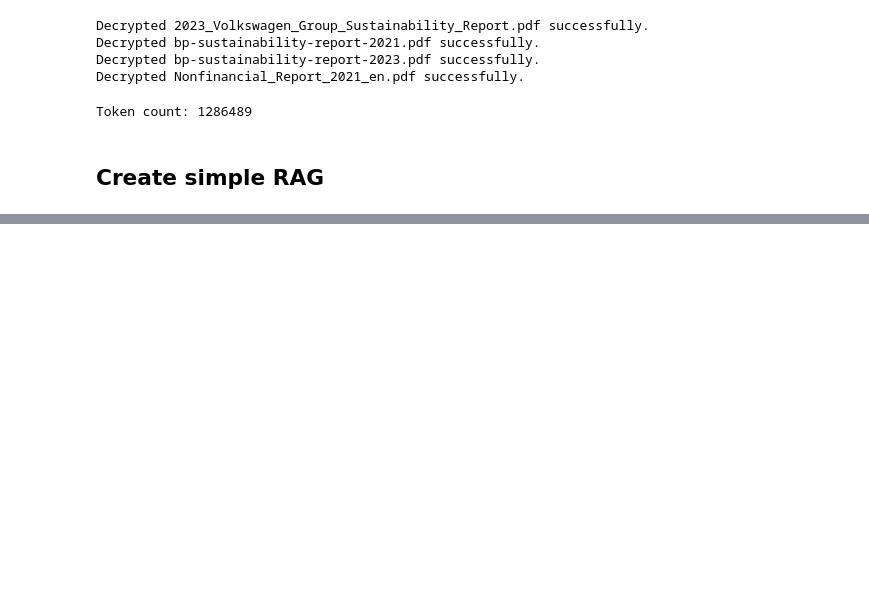
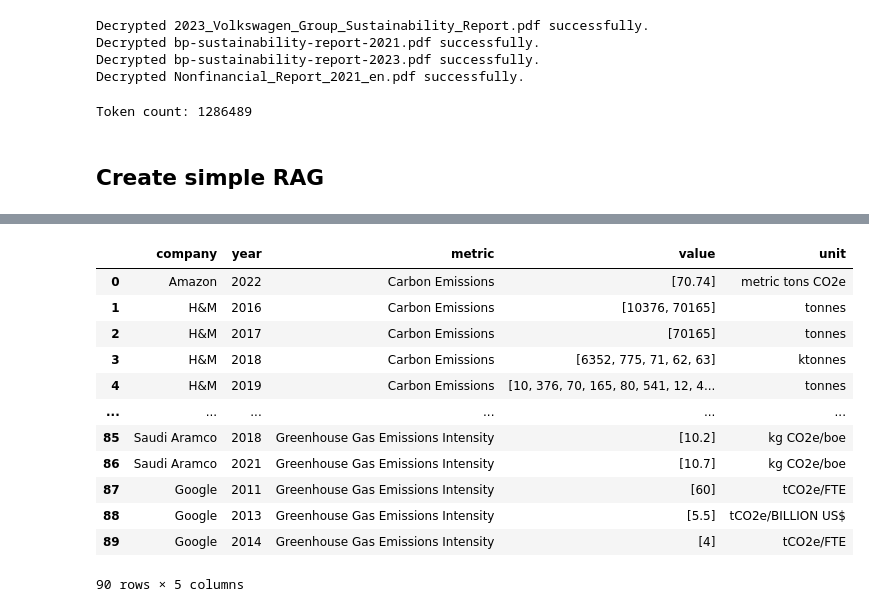
Before and after one commit to geiert01/team_thalis_goldschmidt, a Jupyter notebook: sample_code_full.ipynb, the cells around one changed output, grey strips where cells are left out. Cells and saved outputs as stored; diff of their text form; code cells hidden in the pictures; blank space fills up the shorter version.

```diff
--- a/sample_code_full.ipynb
+++ b/sample_code_full.ipynb
@@ -217,2 +176,0 @@ def ask_question(query):
-# %%
-response = ask_question("How many companies gave a report in 2021?")
@@ -221,0 +215,33 @@ Answer: I don't know.
+# %%
+esg_metrics = [
+    'Carbon Emissions',
+    'Energy Consumption',
+    'Water Usage',
+    'Waste Generation',
+    'Renewable Energy Usage',
+    'Greenhouse Gas Emissions Intensity',
+    'Biodiversity Impact',
+    'Air Pollutant Emissions',
+    'Environmental Management System',
+    'Supply Chain Environmental Impact',
+    'Employee Turnover Rate',
+    'Gender Diversity Ratio',
+    'Employee Health and Safety Incidents',
+    'Labor Practices',
+    'Human Rights Compliance',
+    'Community Engagement Initiatives',
+    'Customer Satisfaction Score',
+    'Data Privacy Breaches',
+    'Product Safety Incidents',
+    'Board Diversity',
+    'Executive Compensation Ratio',
+    'Shareholder Rights',
+    'Anti-Corruption Policies',
+    'Regulatory Compliance',
+    'Ethical Supply Chain Management',
+    'Stakeholder Engagement',
+    'Risk Management Strategies',
+    'Transparency and Disclosure Practices',
+    'Climate Change Risks and Opportunities',
+    'Innovation and R&D Investment'
+]
@@ -221,0 +351,16 @@ Answer: I don't know.
+# %%
+df_final
+# %% [output]
+|  | company | year | metric | value | unit |
+| 0 | Amazon | 2022 | Carbon Emissions | [70.74] | metric tons CO2e |
+| 1 | H&M | 2016 | Carbon Emissions | [10376, 70165] | tonnes |
+| 2 | H&M | 2017 | Carbon Emissions | [70165] | tonnes |
+| 3 | H&M | 2018 | Carbon Emissions | [6352, 775, 71, 62, 63] | ktonnes |
+| 4 | H&M | 2019 | Carbon Emissions | [10, 376, 70, 165, 80, 541, 12, 4... | tonnes |
+| ... | ... | ... | ... | ... | ... |
+| 85 | Saudi Aramco | 2018 | Greenhouse Gas Emissions Intensity | [10.2] | kg CO2e/boe |
+| 86 | Saudi Aramco | 2021 | Greenhouse Gas Emissions Intensity | [10.7] | kg CO2e/boe |
+| 87 | Google | 2011 | Greenhouse Gas Emissions Intensity | [60] | tCO2e/FTE |
+| 88 | Google | 2013 | Greenhouse Gas Emissions Intensity | [5.5] | tCO2e/BILLION US$ |
+| 89 | Google | 2014 | Greenhouse Gas Emissions Intensity | [4] | tCO2e/FTE |
+90 rows × 5 columns
```
Also changed, not shown: parts of 10 cells of this notebook, 2 other files.
